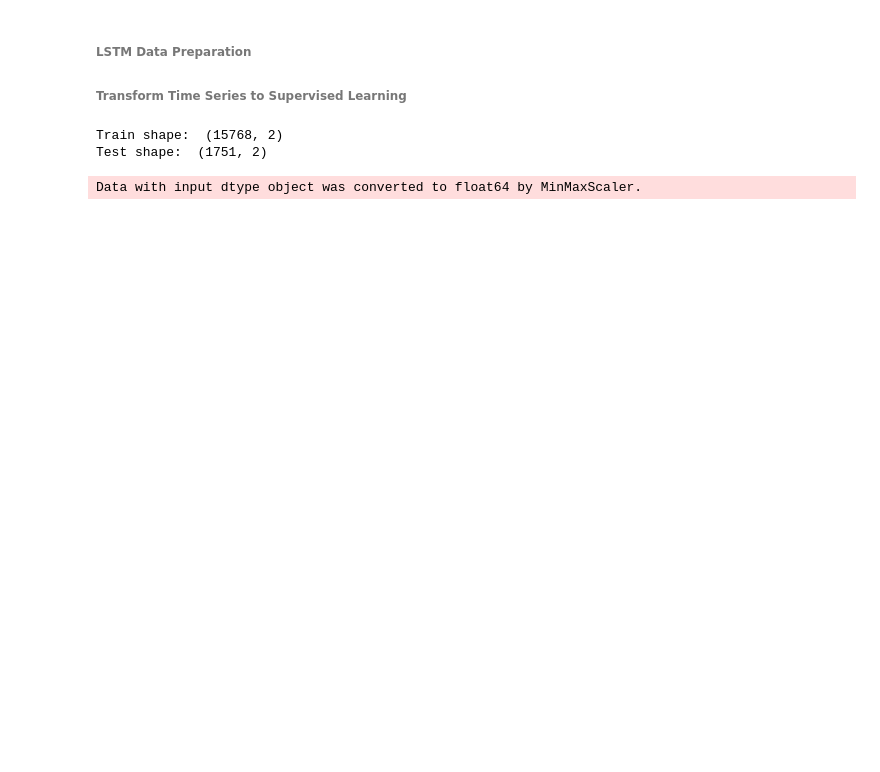
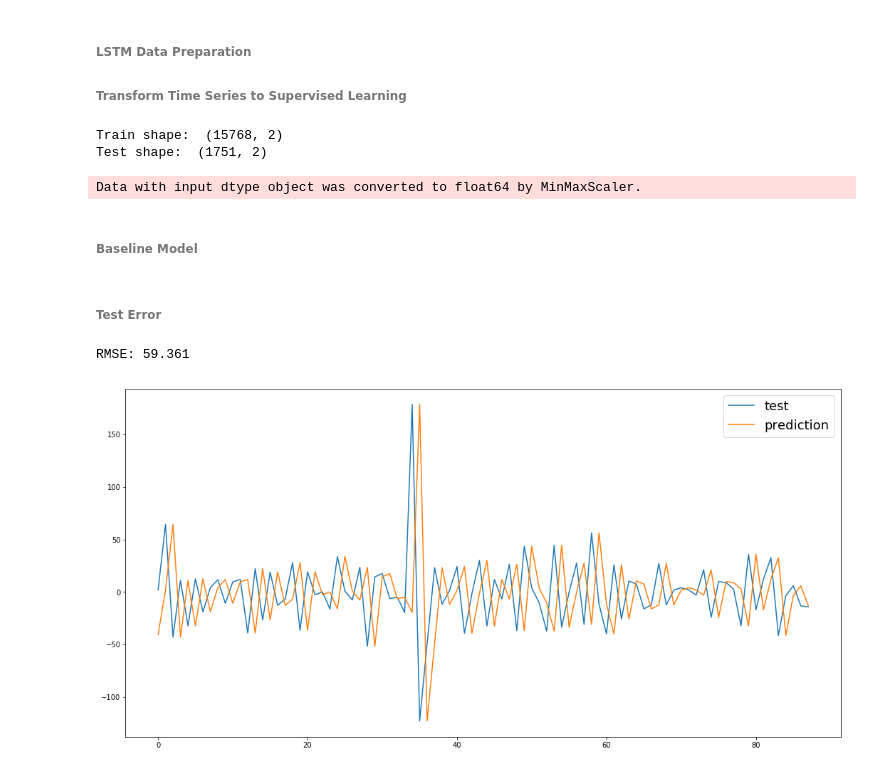
Before and after one commit to k2703/SETS, a Jupyter notebook: forecast-service/Forecast.ipynb, the cells around one changed output. Cells and saved outputs as stored; diff of their text form; code cells hidden in the pictures; blank space fills up the shorter version.

Commit message:
add training error

```diff
--- a/forecast-service/Forecast.ipynb
+++ b/forecast-service/Forecast.ipynb
@@ -193,22 +193,0 @@ electricity_data.tail(10)
-# %%
-# walk-forward validation
-history = [train[-1][0]]
-predictions = []
-
-n_test = len(test)
-for i in range(n_test):
-    # make prediction
-    predictions.append(history[-1])
-    # observation
-    history.append(test[i][0])
-
-# report performance
-rmse = sqrt(mean_squared_error(test, predictions))
-print('RMSE: %.3f' % rmse)
-# line plot of observed vs predicted
-section = [0.95,1]
-plt.plot(test[int(n_test*section[0]):int(n_test*section[1])])
-plt.plot(predictions[int(n_test*section[0]):int(n_test*section[1])])
-plt.gca().legend(('test','predictions'), prop={'size': 18})
-
-plt.show()
@@ -240,3 +216,26 @@ Test shape:  (1751, 2)
 scaler, train_scaled, test_scaled = scale(train, test)
 # %% [output]
 Data with input dtype object was converted to float64 by MinMaxScaler.
+# %% [markdown]
+###### Baseline Model
+# %% [markdown]
+###### Test Error
+# %%
+# walk-forward validation
+prediction = [train[-1][0]]
+n_test = len(test)
+for i in range((n_test)-1):
+    prediction.append(test[i][0])
+
+# report performance
+rmse = sqrt(mean_squared_error(test[:,0], prediction))
+print('RMSE: %.3f' % rmse)
+# line plot of observed vs predicted
+section = [0.95,1]
+plt.plot(test[int(n_test*section[0]):int(n_test*section[1]),0])
+plt.plot(prediction[int(n_test*section[0]):int(n_test*section[1])])
+plt.gca().legend(('test','prediction'), prop={'size': 18})
+plt.show()
+# %% [output]
+RMSE: 59.361
+[figure, added]
```
Also changed, not shown: parts of 12 cells of this notebook.
